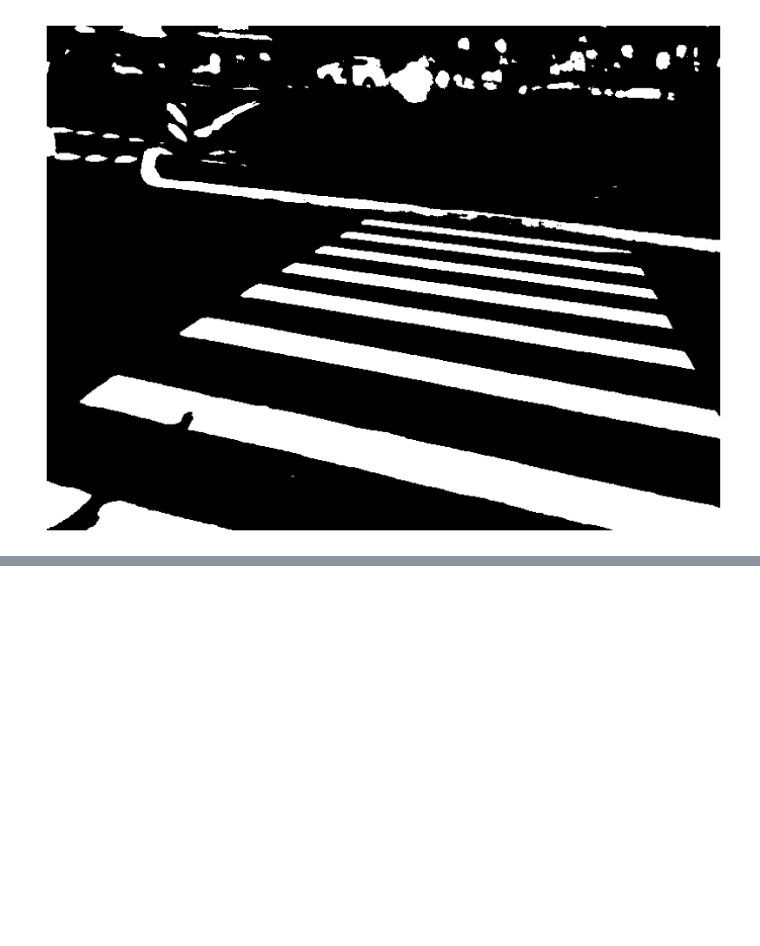
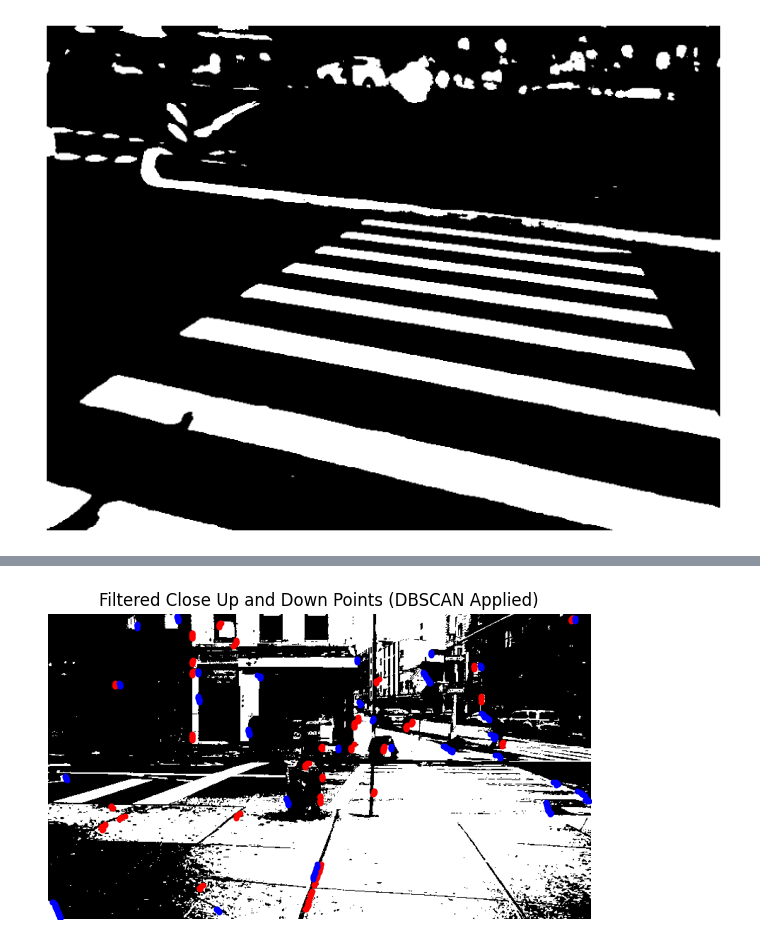
Before and after one commit to alisaffarini/Crosswalk, a Jupyter notebook: edgedetect.ipynb, the cells around one changed output, grey strips where cells are left out. Drawn from its saved outputs; the diff is of its cells as text; code cells hidden in the pictures; blank space fills up the shorter version.

```diff
--- a/edgedetect.ipynb
+++ b/edgedetect.ipynb
@@ -331,0 +448,73 @@ plt.show()
+# %%
+import cv2
+import numpy as np
+import matplotlib.pyplot as plt
+from sklearn.cluster import DBSCAN
+
+def find_close_points(reference_points, target_points, threshold=5):
+    close_points = []
+    for y_t, x_t in zip(target_points[0], target_points[1]):
+        for y_r, x_r in zip(reference_points[0], reference_points[1]):
+            distance = np.sqrt((x_t - x_r) ** 2 + (y_t - y_r) ** 2)
+            if distance < threshold:
+                close_points.append((y_t, x_t))
+                break
+    return np.array(close_points).T if close_points else (np.array([], dtype=int), np.array([], dtype=int))
+
+def filter_by_dbscan(points, eps=5, min_samples=5):
+    """Uses DBSCAN to filter out scattered points."""
+    if points[0].size == 0:
+        return points  # Return empty set if no points
+
+    coords = np.column_stack((points[1], points[0]))  # Convert to (x, y) format
+    clustering = DBSCAN(eps=eps, min_samples=min_samples).fit(coords)
+
+    # Get the labels (clusters)
+    labels = clustering.labels_
+
+    # Remove noise points (labeled as -1)
+    filtered_coords = coords[labels != -1]
+
+    if filtered_coords.size == 0:
+        return (np.array([], dtype=int), np.array([], dtype=int))
+
+    return (filtered_coords[:, 1], filtered_coords[:, 0])  # Return as (y, x)
+
+# Find close up and down points
+close_up_left = find_close_points(positions_left, positions_up)
+close_up_right = find_close_points(positions_right, positions_up)
+close_down_left = find_close_points(positions_left, positions_down)
+close_down_right = find_close_points(positions_right, positions_down)
+
+# Concatenate the results
+close_up_points = (np.concatenate((close_up_left[0], close_up_right[0])),
+                   np.concatenate((close_up_left[1], close_up_right[1])))
+
+close_down_points = (np.concatenate((close_down_left[0], close_down_right[0])),
+                     np.concatenate((close_down_left[1], close_down_right[1])))
+
+
+close_up_points = ((close_up_right[0])), (close_up_right[1])
+close_down_points = ((close_down_right[0]), (close_down_right[1]))
+
+# Apply DBSCAN to remove scattered points
+filtered_up_points = filter_by_dbscan(close_up_points, eps=5, min_samples=5)
+filtered_down_points = filter_by_dbscan(close_down_points, eps=5, min_samples=5)
+
+# Create a visualization
+fig, ax = plt.subplots(figsize=(7, 7))
+ax.imshow(cv2.cvtColor(binary, cv2.COLOR_BGR2RGB))
+
+print(filtered_up_points)
+print(filtered_down_points)
+# Plot only the filtered up and down points
+if filtered_up_points[0].size > 0:
+    ax.scatter(filtered_up_points[1], filtered_up_points[0], color='red', s=10)
+if filtered_down_points[0].size > 0:
+    ax.scatter(filtered_down_points[1], filtered_down_points[0], color='blue', s=10)
+
+ax.set_title('Filtered Close Up and Down Points (DBSCAN Applied)')
+ax.axis('off')
+
+plt.show()
+# %% [output]
@@ -331,0 +538 @@ plt.show()
+[figure, added]
```
Also changed, not shown: parts of 8 cells of this notebook, 2 other files.
